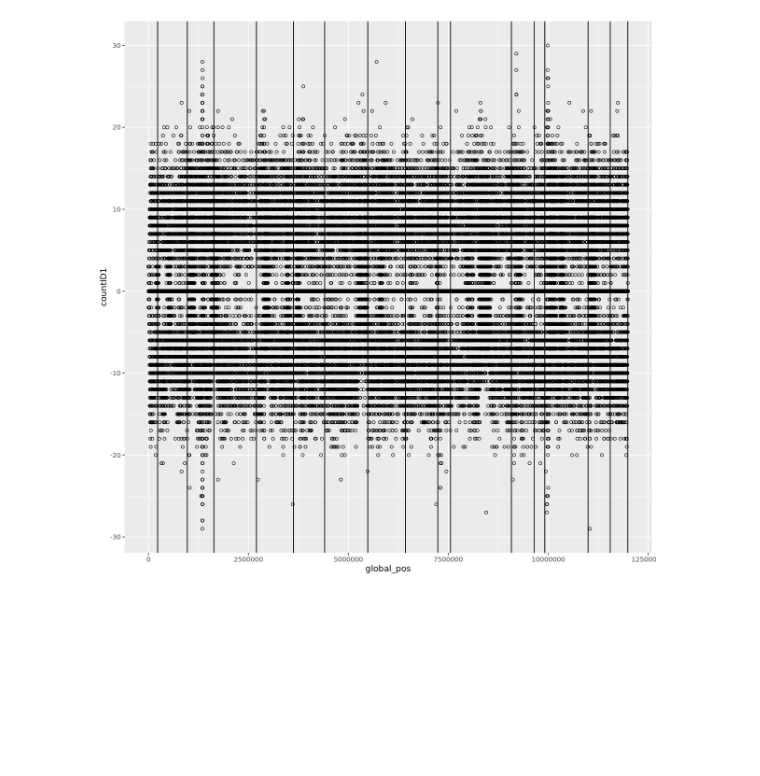
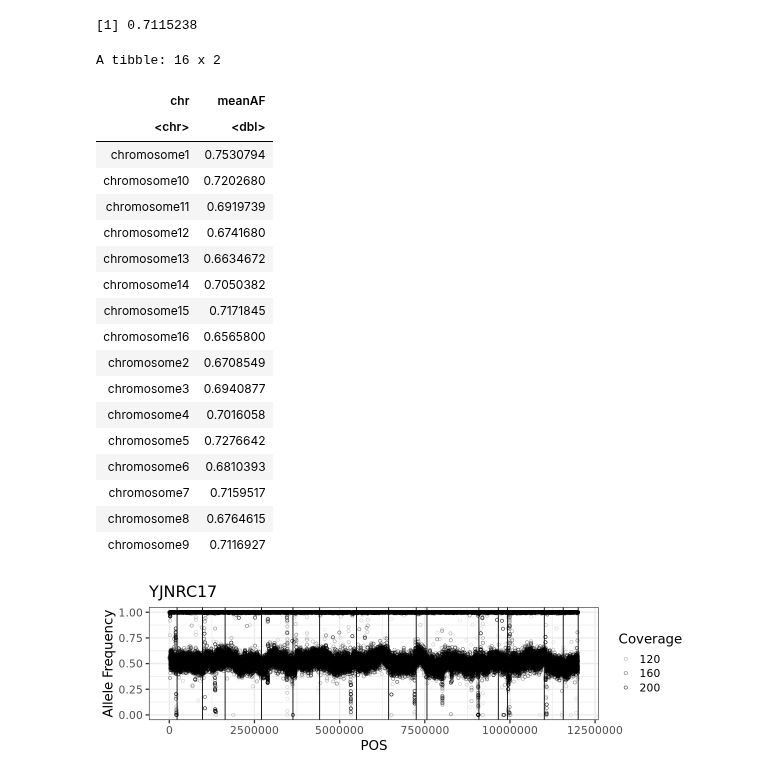
Before and after one commit to jnrunge/TRD, a Jupyter notebook: 02_TRD/01_getTRDs.ipynb, the cells around one changed output. Cells and saved outputs as stored; diff of their text form; code cells hidden in the pictures; blank space fills up the shorter version.

```diff
--- a/02_TRD/01_getTRDs.ipynb
+++ b/02_TRD/01_getTRDs.ipynb
@@ -24,0 +17,13 @@ i=1
+# %%
+SameAllele=function(x){
+    # bcftools does not let me compare GTs between samples, so here I am finding the few instances where my loci filter does not work (when both are 2/2 I think)
+    a1=substr(OHLoci$V5[x],1,1)
+    a2=substr(OHLoci$V6[x],1,1)
+
+    return(a1==a2)
+}
+# %%
+OHLoci=fread(paste0("~/data/TRD/Oppo-Homo-Pos/",sample,".ohloci.gz"))
+OHLoci=OHLoci[!unlist(lapply(1:nrow(OHLoci), SameAllele)),]
+head(OHLoci)
+nrow(OHLoci)
@@ -25,5 +41,7 @@ i=1
 # %%
 data=fread(files[i])
+summary(data$countID1-data$countID2)
+data=subset(data, paste(chr,pos) %in% paste(OHLoci$V1,OHLoci$V2)) # to implement the fix above but also in case OHLoci has been made stricter since last mpilup
 chrs=summarise(group_by(data, chr),maxPos=max(pos))
 
 data$global_pos=data$pos
@@ -67,3 +67,4 @@ A tibble: 16 x 3
 # %%
 data$sumCount=data$countID1+data$countID2
-data=subset(data, sumCount<=quantile(data$sumCount, 0.999))
+data=subset(data, sumCount > 0)
+data=subset(data, sumCount<=quantile(data$sumCount, 0.95) & sumCount>=quantile(data$sumCount, 0.05))
@@ -70,9 +138,36 @@ data=subset(data, sumCount<=quantile(data$sumCount, 0.999))
+# %%
+mean(data$countID1/data$sumCount)
+# %% [output]
+[1] 0.7115238
 # %%
-library(ggplot2)
+summarise(group_by(data,chr), meanAF=mean(countID1/sumCount))
+# %% [output]
+A tibble: 16 x 2
+| chr | meanAF |
+| <chr> | <dbl> |
+| chromosome1 | 0.7530794 |
+| chromosome10 | 0.7202680 |
+| chromosome11 | 0.6919739 |
+| chromosome12 | 0.6741680 |
+| chromosome13 | 0.6634672 |
+| chromosome14 | 0.7050382 |
+| chromosome15 | 0.7171845 |
+| chromosome16 | 0.6565800 |
+| chromosome2 | 0.6708549 |
+| chromosome3 | 0.6940877 |
+| chromosome4 | 0.7016058 |
+| chromosome5 | 0.7276642 |
+| chromosome6 | 0.6810393 |
+| chromosome7 | 0.7159517 |
+| chromosome8 | 0.6764615 |
+| chromosome9 | 0.7116927 |
 # %%
-ggplot(data, aes(global_pos, countID1))+
+options(repr.plot.width=10, repr.plot.height=3)
+
+
+print(ggplot(data, aes(global_pos, countID1/sumCount, alpha=sumCount))+
 geom_point(shape=1)+
-geom_point(mapping=aes(global_pos, -1*countID2),shape=1)+
-geom_vline(xintercept = chrs$global_pos)
+geom_vline(xintercept = chrs$global_pos)+theme_bw(16)+ylab("Allele Frequency")+xlab("POS")+
+ggtitle(sample)+labs(alpha="Coverage"))
 # %% [output]
-[figure, old version]
+[figure, new version]
```
Also changed, not shown: parts of 15 cells of this notebook, 4 other files.
